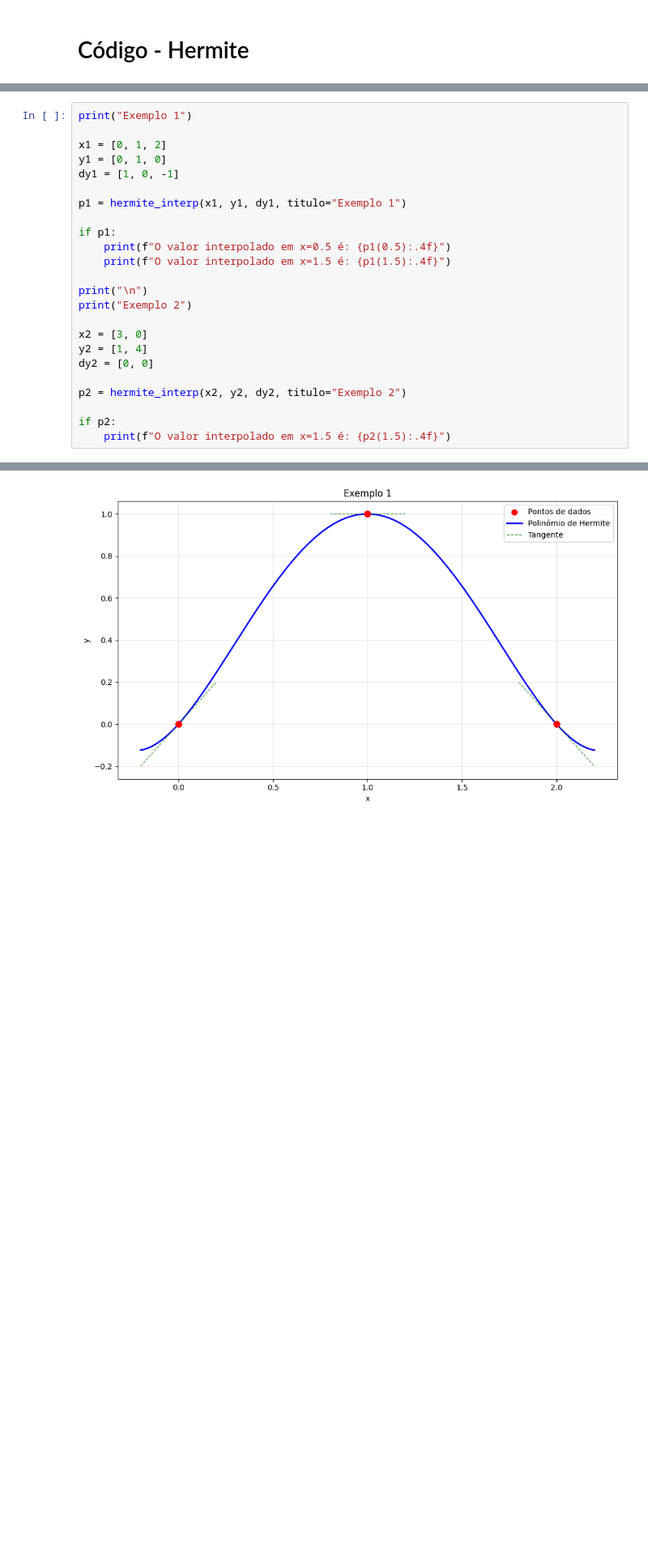
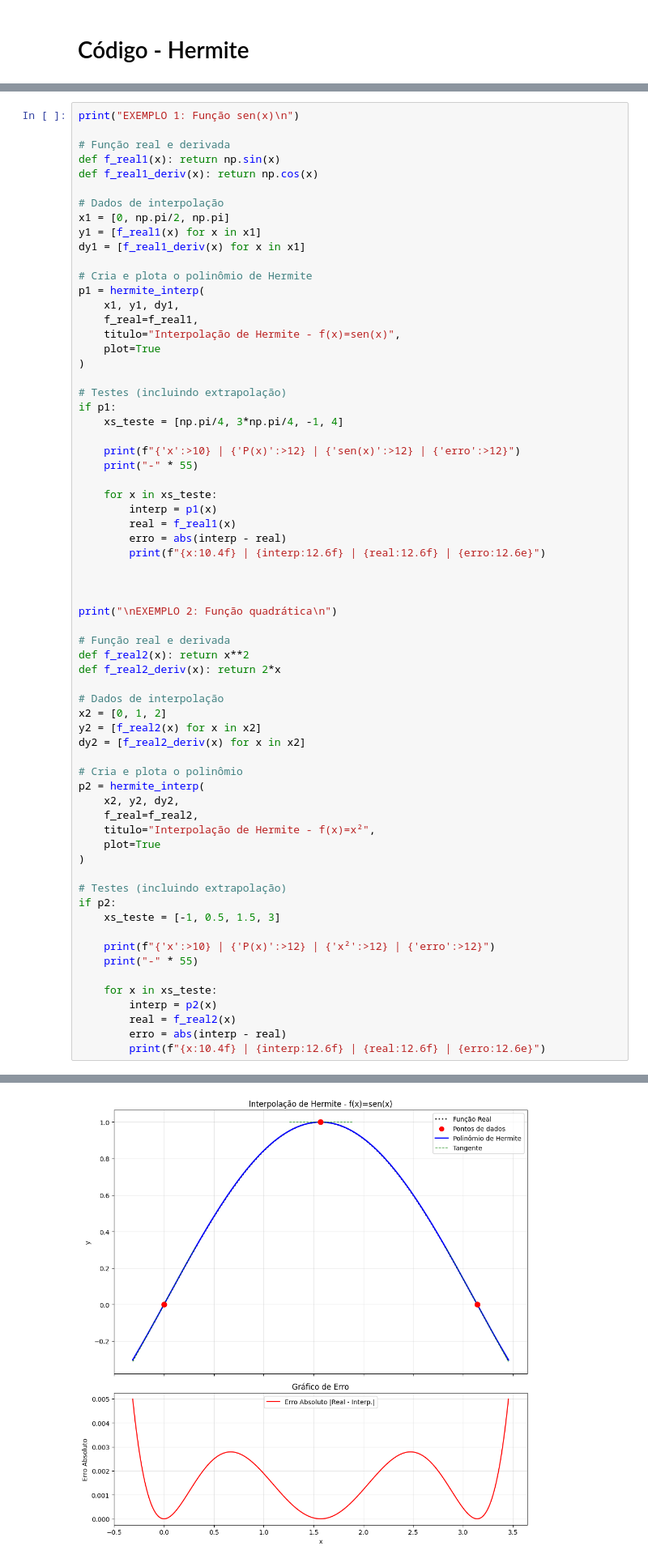
Before and after one commit to vrsmic/CB2325NumericaG1, a Jupyter notebook: src/CB2325NumericaG1/interpolacao/interpolacao.ipynb, the cells around one changed output, grey strips where cells are left out. Shown at 81% size. Drawn from its saved outputs; the diff is of its cells as text; blank space fills up the shorter version.

Commit message:
adicionando nova versão da hermite e novos testes tratando errros e extrapolação

```diff
--- a/src/CB2325NumericaG1/interpolacao/interpolacao.ipynb
+++ b/src/CB2325NumericaG1/interpolacao/interpolacao.ipynb
@@ -626,27 +668,69 @@ def hermite_interp(x_pontos: list, y_pontos: list, dy_pontos: list,
 
     return f_interp
 # %%
-print("Exemplo 1")
+print("EXEMPLO 1: Função sen(x)\n")
 
-x1 = [0, 1, 2]
-y1 = [0, 1, 0]
-dy1 = [1, 0, -1]
+# Função real e derivada
+def f_real1(x): return np.sin(x)
+def f_real1_deriv(x): return np.cos(x)
 
-p1 = hermite_interp(x1, y1, dy1, titulo="Exemplo 1")
+# Dados de interpolação
+x1 = [0, np.pi/2, np.pi]
+y1 = [f_real1(x) for x in x1]
+dy1 = [f_real1_deriv(x) for x in x1]
 
+# Cria e plota o polinômio de Hermite
+p1 = hermite_interp(
+    x1, y1, dy1,
+    f_real=f_real1,
+    titulo="Interpolação de Hermite - f(x)=sen(x)",
+    plot=True
+)
+
+# Testes (incluindo extrapolação)
 if p1:
-    print(f"O valor interpolado em x=0.5 é: {p1(0.5):.4f}")
-    print(f"O valor interpolado em x=1.5 é: {p1(1.5):.4f}")
+    xs_teste = [np.pi/4, 3*np.pi/4, -1, 4]
 
-print("\n")
-print("Exemplo 2")
+    print(f"{'x':>10} | {'P(x)':>12} | {'sen(x)':>12} | {'erro':>12}")
+    print("-" * 55)
 
-x2 = [3, 0]
-y2 = [1, 4]
-dy2 = [0, 0]
+    for x in xs_teste:
+        interp = p1(x)
+        real = f_real1(x)
+        erro = abs(interp - real)
+        print(f"{x:10.4f} | {interp:12.6f} | {real:12.6f} | {erro:12.6e}")
 
-p2 = hermite_interp(x2, y2, dy2, titulo="Exemplo 2")
 
+
+print("\nEXEMPLO 2: Função quadrática\n")
+
+# Função real e derivada
+def f_real2(x): return x**2
+def f_real2_deriv(x): return 2*x
+
+# Dados de interpolação
+x2 = [0, 1, 2]
+y2 = [f_real2(x) for x in x2]
+dy2 = [f_real2_deriv(x) for x in x2]
+
+# Cria e plota o polinômio
+p2 = hermite_interp(
+    x2, y2, dy2,
+    f_real=f_real2,
+    titulo="Interpolação de Hermite - f(x)=x²",
+    plot=True
+)
+
+# Testes (incluindo extrapolação)
 if p2:
-    print(f"O valor interpolado em x=1.5 é: {p2(1.5):.4f}")
+    xs_teste = [-1, 0.5, 1.5, 3]
+
+    print(f"{'x':>10} | {'P(x)':>12} | {'x²':>12} | {'erro':>12}")
+    print("-" * 55)
+
+    for x in xs_teste:
+        interp = p2(x)
+        real = f_real2(x)
+        erro = abs(interp - real)
+        print(f"{x:10.4f} | {interp:12.6f} | {real:12.6f} | {erro:12.6e}")
 # %% [output]
@@ -654 +738 @@ Exemplo 1
-[figure, old version]
+[figure, new version]
```
Also changed, not shown: parts of 2 cells of this notebook.
